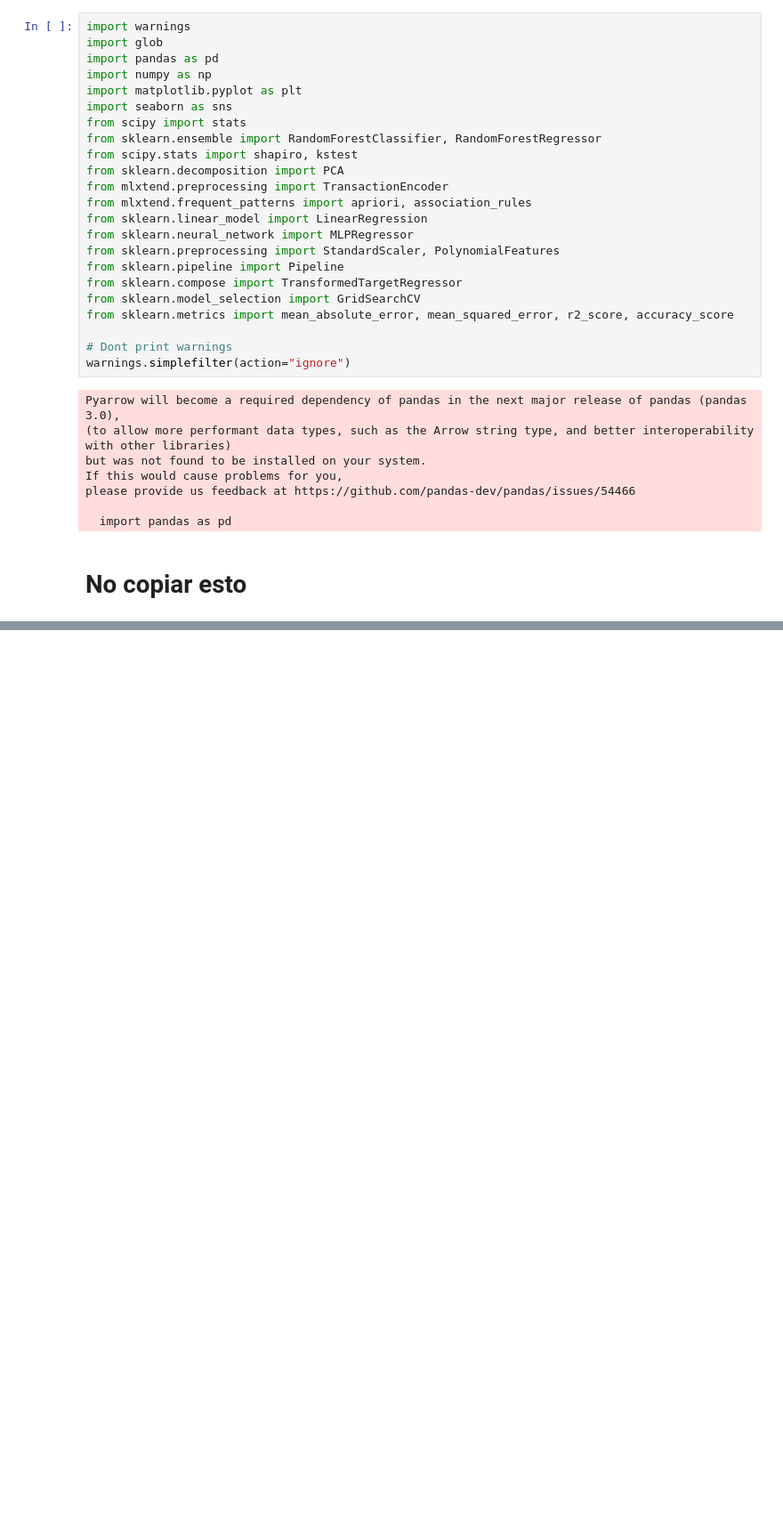
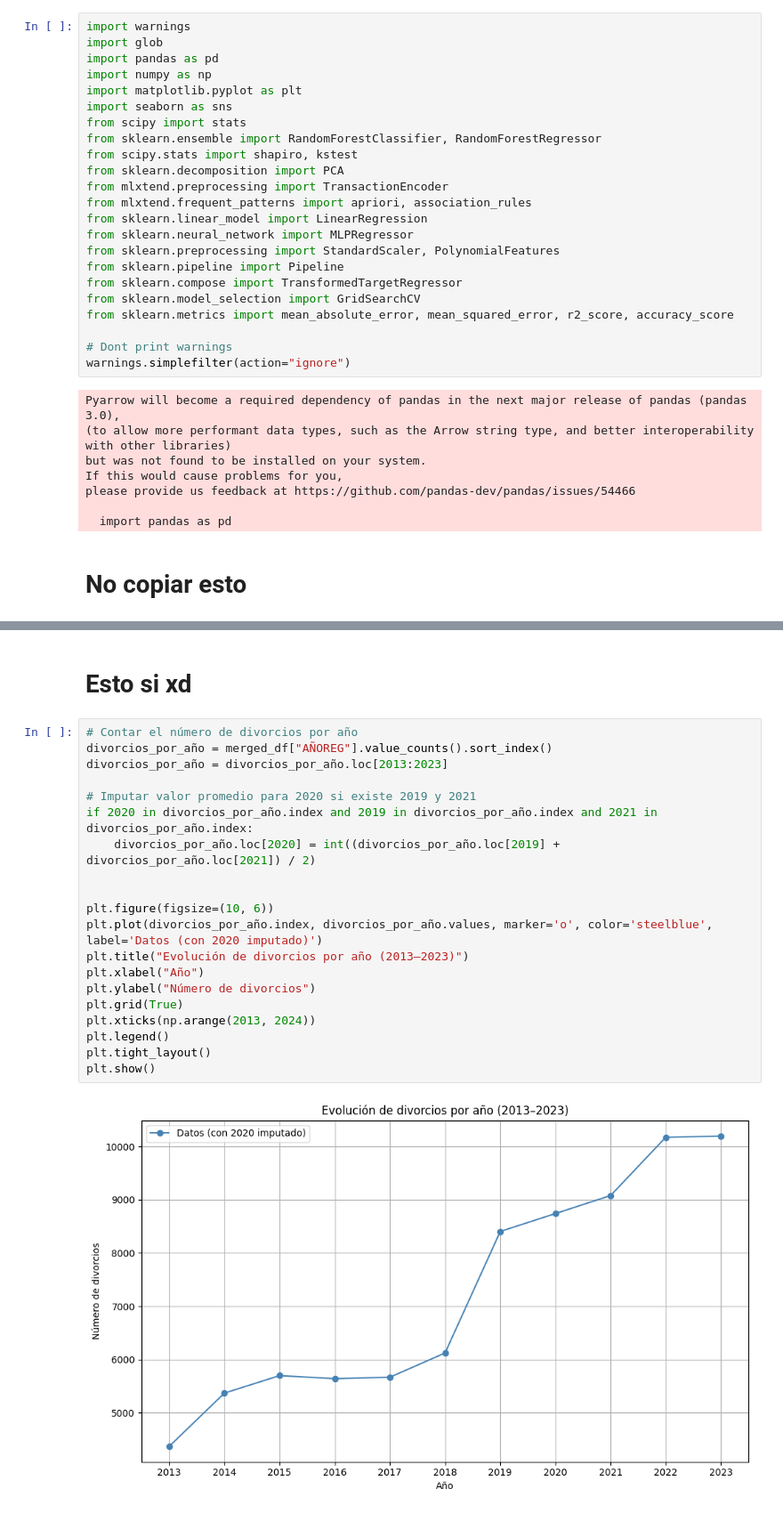
Before and after one commit to DanielRasho/MD-Proyecto3, a Jupyter notebook: divorce_prediction.ipynb, the cells around one changed output, grey strips where cells are left out. Shown: that part at 89% size. Cells and saved outputs as stored; diff of their text form; blank space fills up the shorter version.

```diff
--- a/divorce_prediction.ipynb
+++ b/divorce_prediction.ipynb
@@ -609,0 +621,24 @@ merged_df = filled_df
+# %% [markdown]
+# Esto si xd
+# %%
+# Contar el número de divorcios por año
+divorcios_por_año = merged_df["AÑOREG"].value_counts().sort_index()
+divorcios_por_año = divorcios_por_año.loc[2013:2023]
+
+# Imputar valor promedio para 2020 si existe 2019 y 2021
+if 2020 in divorcios_por_año.index and 2019 in divorcios_por_año.index and 2021 in divorcios_por_año.index:
+    divorcios_por_año.loc[2020] = int((divorcios_por_año.loc[2019] + divorcios_por_año.loc[2021]) / 2)
+
+
+plt.figure(figsize=(10, 6))
+plt.plot(divorcios_por_año.index, divorcios_por_año.values, marker='o', color='steelblue', label='Datos (con 2020 imputado)')
+plt.title("Evolución de divorcios por año (2013–2023)")
+plt.xlabel("Año")
+plt.ylabel("Número de divorcios")
+plt.grid(True)
+plt.xticks(np.arange(2013, 2024))
+plt.legend()
+plt.tight_layout()
+plt.show()
+# %% [output]
+[figure, added]
```
Also changed, not shown: parts of 11 cells of this notebook.
